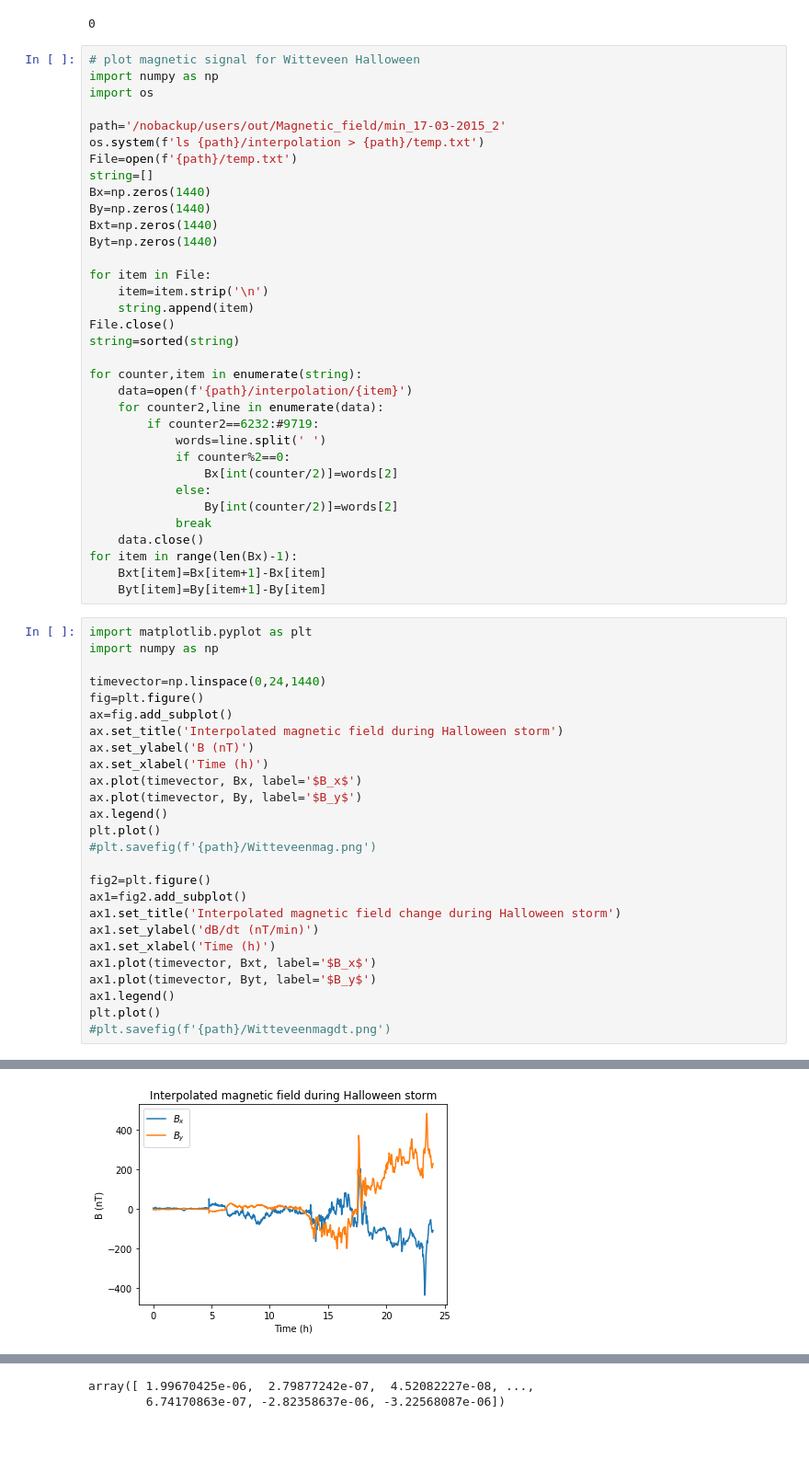
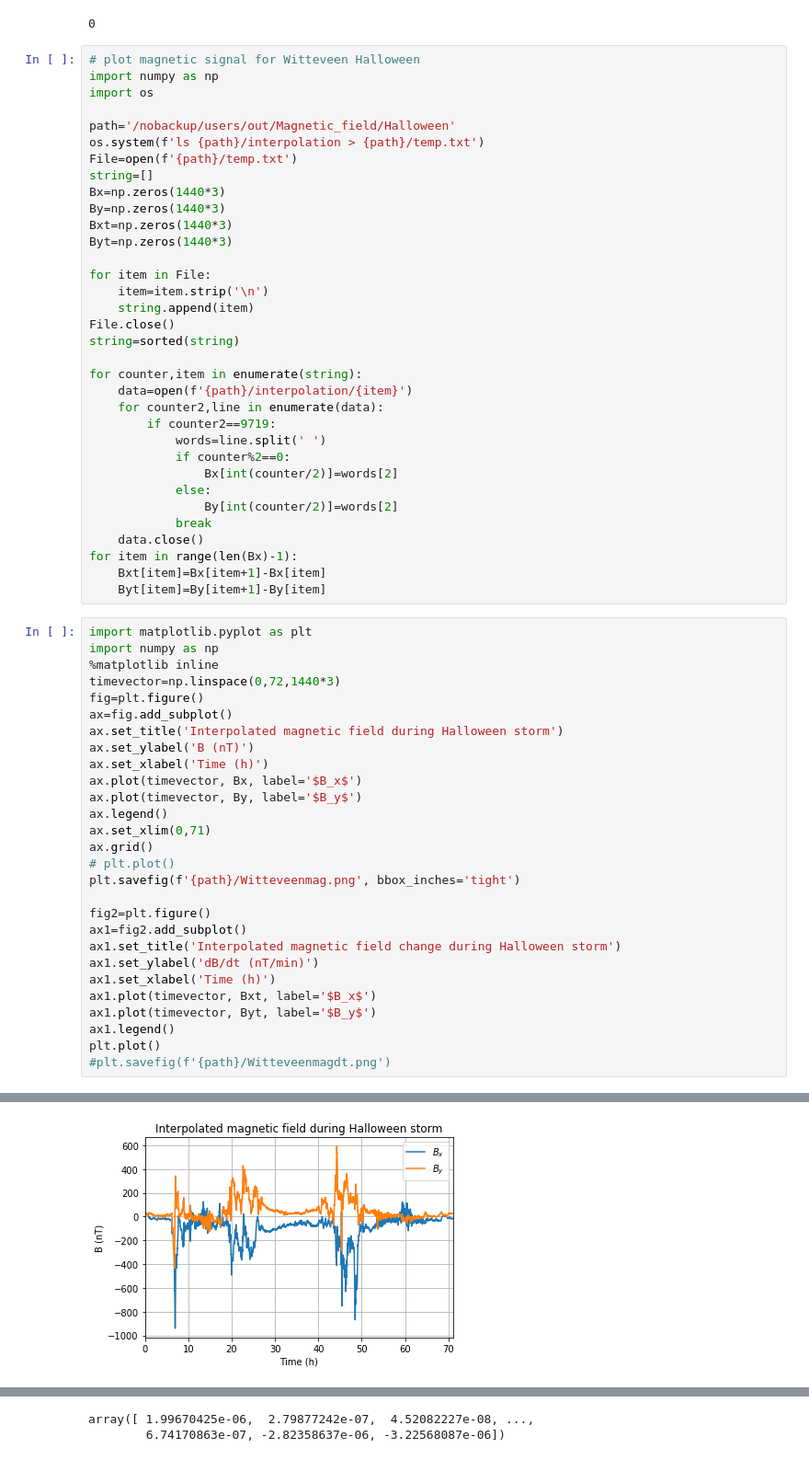
Before and after one commit to outfrenk/Dutch_GIC, a Jupyter notebook: partial_code/Witteveentest.ipynb, the cells around one changed output, grey strips where cells are left out. Shown at 92% size. Saved outputs shown, nothing was run; the diff lists cells and outputs as text.

```diff
--- a/partial_code/Witteveentest.ipynb
+++ b/partial_code/Witteveentest.ipynb
@@ -763,14 +763,14 @@ os.system(f'ffmpeg -framerate 2 -pattern_type glob -i "{path}/minlon_????.png" {
 import numpy as np
 import os
 
-path='/nobackup/users/out/Magnetic_field/min_17-03-2015_2'
+path='/nobackup/users/out/Magnetic_field/Halloween'
 os.system(f'ls {path}/interpolation > {path}/temp.txt')
 File=open(f'{path}/temp.txt')
 string=[]
-Bx=np.zeros(1440)
-By=np.zeros(1440)
-Bxt=np.zeros(1440)
-Byt=np.zeros(1440)
+Bx=np.zeros(1440*3)
+By=np.zeros(1440*3)
+Bxt=np.zeros(1440*3)
+Byt=np.zeros(1440*3)
 
 for item in File:
     item=item.strip('\n')
@@ -781,7 +781,7 @@ string=sorted(string)
 for counter,item in enumerate(string):
     data=open(f'{path}/interpolation/{item}')
     for counter2,line in enumerate(data):
-        if counter2==6232:#9719:
+        if counter2==9719:
             words=line.split(' ')
             if counter%2==0:
                 Bx[int(counter/2)]=words[2]
@@ -795,29 +795,31 @@ for item in range(len(Bx)-1):
 # %%
 import matplotlib.pyplot as plt
 import numpy as np
-
-timevector=np.linspace(0,24,1440)
+%matplotlib inline
+timevector=np.linspace(0,72,1440*3)
 fig=plt.figure()
 ax=fig.add_subplot()
 ax.set_title('Interpolated magnetic field during Halloween storm')
 ax.set_ylabel('B (nT)')
 ax.set_xlabel('Time (h)')
 ax.plot(timevector, Bx, label='$B_x$')
 ax.plot(timevector, By, label='$B_y$')
 ax.legend()
-plt.plot()
-#plt.savefig(f'{path}/Witteveenmag.png')
+ax.set_xlim(0,71)
+ax.grid()
+# plt.plot()
+plt.savefig(f'{path}/Witteveenmag.png', bbox_inches='tight')
 
 fig2=plt.figure()
 ax1=fig2.add_subplot()
 ax1.set_title('Interpolated magnetic field change during Halloween storm')
 ax1.set_ylabel('dB/dt (nT/min)')
 ax1.set_xlabel('Time (h)')
 ax1.plot(timevector, Bxt, label='$B_x$')
 ax1.plot(timevector, Byt, label='$B_y$')
 ax1.legend()
 plt.plot()
 #plt.savefig(f'{path}/Witteveenmagdt.png')
 # %% [output]
 []
-[figure, old version]
+[figure, new version]
```
Also changed, not shown: parts of 3 cells of this notebook, 7 other files.
